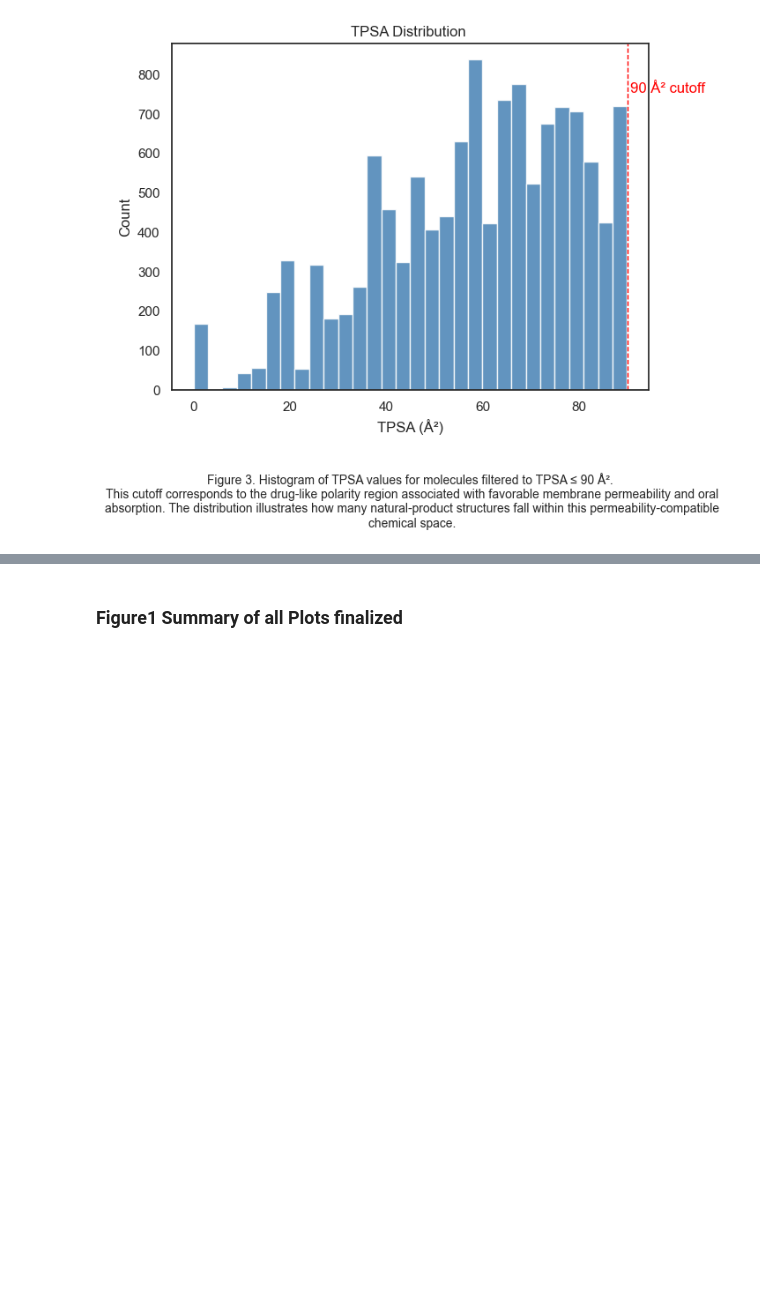
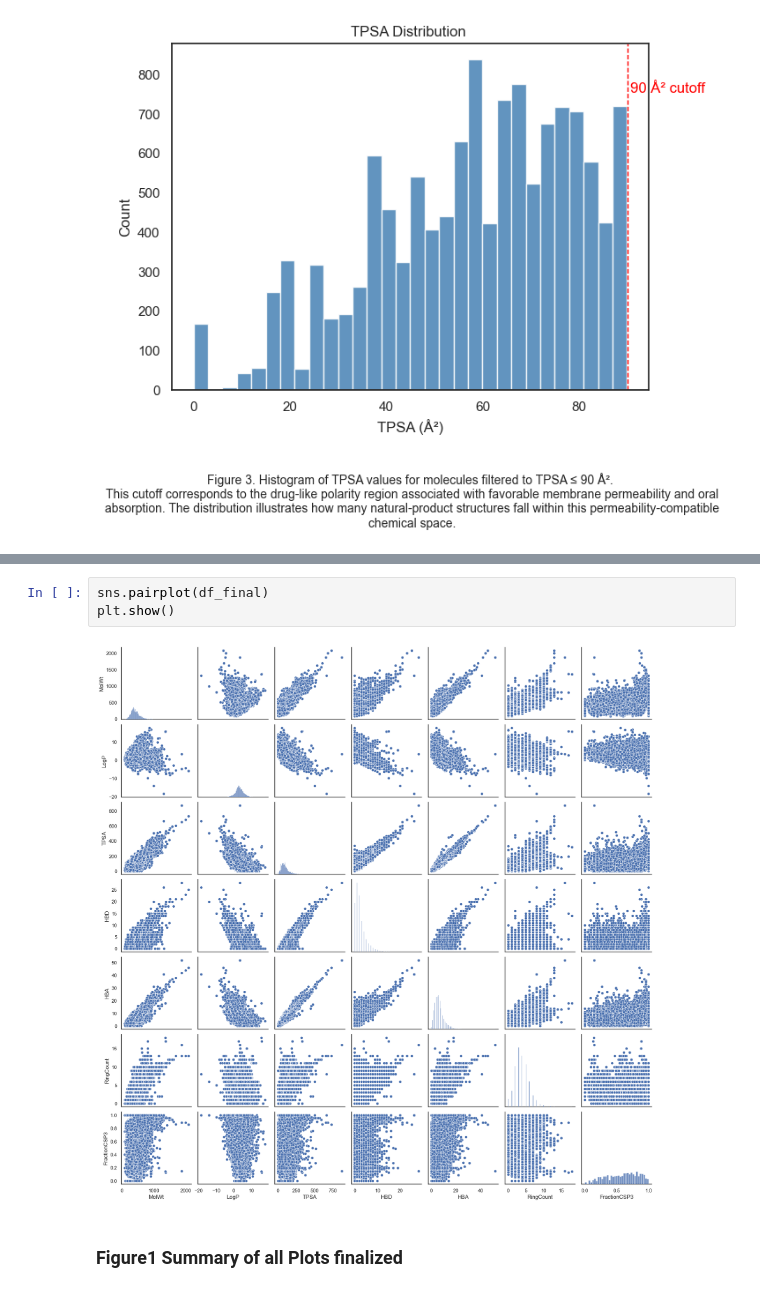
Before and after one commit to Hassan-Haydar/DSA103, a Jupyter notebook: LifeScienceData/project/final_project.ipynb, the cells around one changed output, grey strips where cells are left out. Drawn from its saved outputs; the diff is of its cells as text; blank space fills up the shorter version.

```diff
--- a/LifeScienceData/project/final_project.ipynb
+++ b/LifeScienceData/project/final_project.ipynb
@@ -350,3 +392,8 @@ plt.show()
+# %%
+sns.pairplot(df_final)
+plt.show()
+# %% [output]
+[figure, added]
 # %% [markdown]
 ### Figure1 Summary of all Plots finalized
 # %%
```
Also changed, not shown: parts of 4 cells of this notebook.
